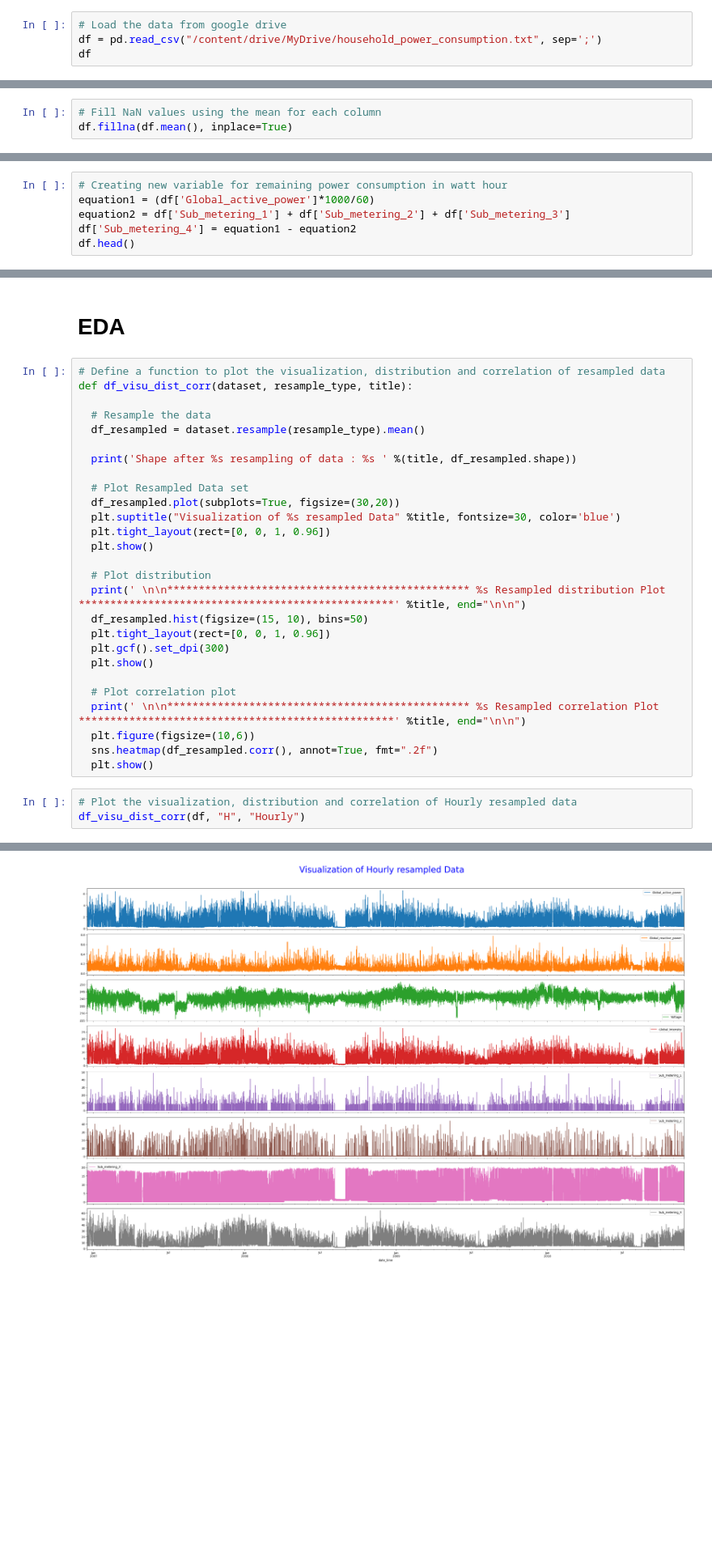
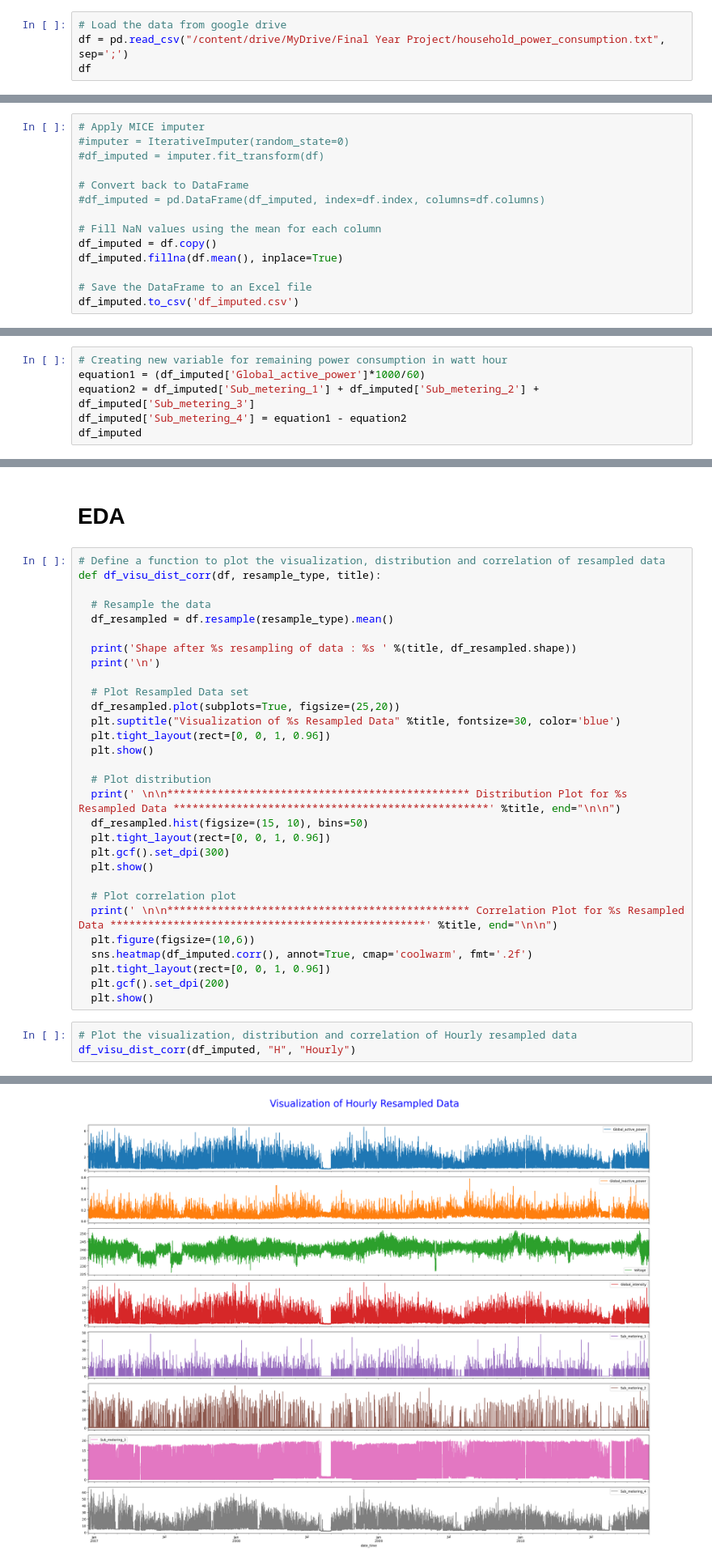
Before and after one commit to samirp92/Final-Year-Project-Time-Series-Forecating-, a Jupyter notebook: LSTM_Electric_Power_Consumption_Forecasting_Student_ID_21072112.ipynb, the cells around one changed output, grey strips where cells are left out. Shown at 81% size. Drawn from its saved outputs; the diff is of its cells as text; blank space fills up the shorter version.

```diff
--- a/LSTM_Electric_Power_Consumption_Forecasting_Student_ID_21072112.ipynb
+++ b/LSTM_Electric_Power_Consumption_Forecasting_Student_ID_21072112.ipynb
@@ -30,7 +35,7 @@ Mounted at /content/drive
 # Data Loading
 # %%
 # Load the data from google drive
-df = pd.read_csv("/content/drive/MyDrive/household_power_consumption.txt", sep=';')
+df = pd.read_csv("/content/drive/MyDrive/Final Year Project/household_power_consumption.txt", sep=';')
 df
 # %% [output]
 |  | Date | Time | Global_active_power | Global_reactive_power | Voltage | Global_intensity | ... |
@@ -135,4 +161,15 @@ Sub_metering_3           25979
 dtype: int64
 # %%
+# Apply MICE imputer
+#imputer = IterativeImputer(random_state=0)
+#df_imputed = imputer.fit_transform(df)
+
+# Convert back to DataFrame
+#df_imputed = pd.DataFrame(df_imputed, index=df.index, columns=df.columns)
+
 # Fill NaN values using the mean for each column
-df.fillna(df.mean(), inplace=True)
+df_imputed = df.copy()
+df_imputed.fillna(df.mean(), inplace=True)
+
+# Save the DataFrame to an Excel file
+df_imputed.to_csv('df_imputed.csv')
@@ -142,10 +192,10 @@ Note:-
 (Global_active_power*1000/60 - Sub_metering_1 - Sub_metering_2 - Sub_metering_3) represents the active energy consumed every minute (in watt hour) in the household by electrical equipment not measured in sub-meterings 1, 2 and 3
 # %%
 # Creating new variable for remaining power consumption in watt hour
-equation1 = (df['Global_active_power']*1000/60)
-equation2 = df['Sub_metering_1'] + df['Sub_metering_2'] + df['Sub_metering_3']
-df['Sub_metering_4'] = equation1 - equation2
-df.head()
+equation1 = (df_imputed['Global_active_power']*1000/60)
+equation2 = df_imputed['Sub_metering_1'] + df_imputed['Sub_metering_2'] + df_imputed['Sub_metering_3']
+df_imputed['Sub_metering_4'] = equation1 - equation2
+df_imputed
 # %% [output]
 |  | Global_active_power | Global_reactive_power | Voltage | Global_intensity | Sub_metering_1 | ... |
 | date_time |  |  |  |  |  | ... |
@@ -158,34 +221,37 @@ df.head()
 # EDA
 # %%
 # Define a function to plot the visualization, distribution and correlation of resampled data
-def df_visu_dist_corr(dataset, resample_type, title):
+def df_visu_dist_corr(df, resample_type, title):
 
   # Resample the data
-  df_resampled = dataset.resample(resample_type).mean()
+  df_resampled = df.resample(resample_type).mean()
 
   print('Shape after %s resampling of data : %s ' %(title, df_resampled.shape))
+  print('\n')
 
   # Plot Resampled Data set
-  df_resampled.plot(subplots=True, figsize=(30,20))
-  plt.suptitle("Visualization of %s resampled Data" %title, fontsize=30, color='blue')
+  df_resampled.plot(subplots=True, figsize=(25,20))
+  plt.suptitle("Visualization of %s Resampled Data" %title, fontsize=30, color='blue')
   plt.tight_layout(rect=[0, 0, 1, 0.96])
   plt.show()
 
   # Plot distribution
-  print(' \n\n************************************************ %s Resampled distribution Plot **************************************************' %title, end="\n\n")
+  print(' \n\n************************************************ Distribution Plot for %s Resampled Data **************************************************' %title, end="\n\n")
   df_resampled.hist(figsize=(15, 10), bins=50)
   plt.tight_layout(rect=[0, 0, 1, 0.96])
   plt.gcf().set_dpi(300)
   plt.show()
 
   # Plot correlation plot
-  print(' \n\n************************************************ %s Resampled correlation Plot **************************************************' %title, end="\n\n")
+  print(' \n\n************************************************ Correlation Plot for %s Resampled Data **************************************************' %title, end="\n\n")
   plt.figure(figsize=(10,6))
-  sns.heatmap(df_resampled.corr(), annot=True, fmt=".2f")
+  sns.heatmap(df_imputed.corr(), annot=True, cmap='coolwarm', fmt='.2f')
+  plt.tight_layout(rect=[0, 0, 1, 0.96])
+  plt.gcf().set_dpi(200)
   plt.show()
 # %%
 # Plot the visualization, distribution and correlation of Hourly resampled data
-df_visu_dist_corr(df, "H", "Hourly")
+df_visu_dist_corr(df_imputed, "H", "Hourly")
 # %% [output]
 Shape after Hourly resampling of data : (34589, 8)
-[figure, old version]
+[figure, new version]
```
Also changed, not shown: parts of 27 cells of this notebook.
